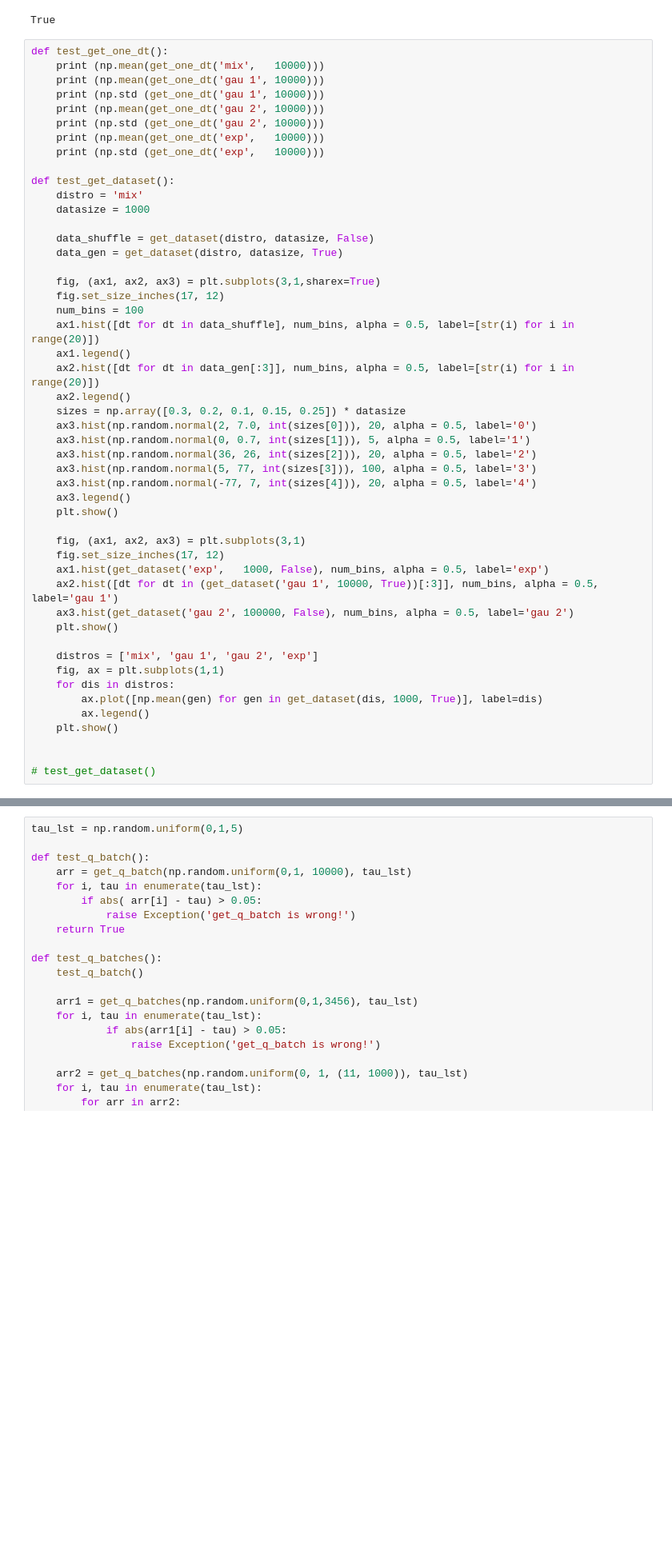
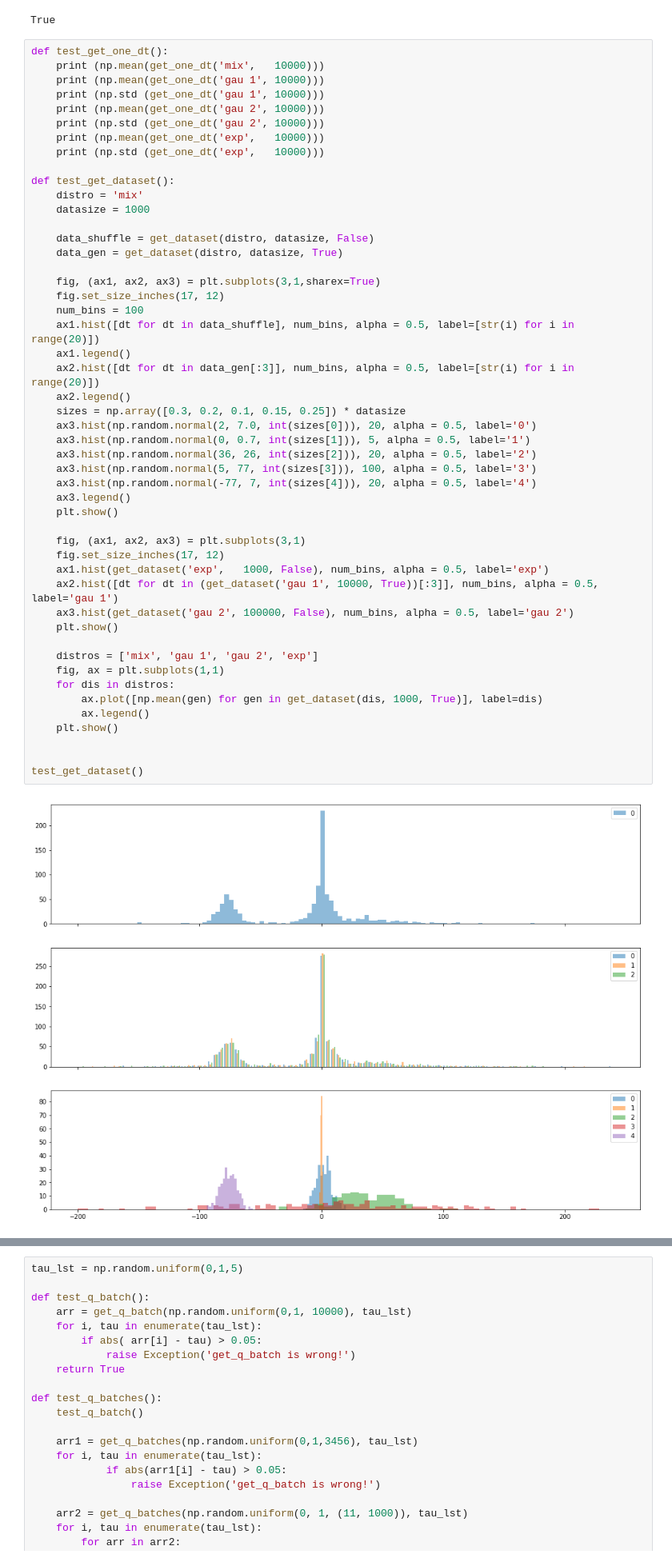
Before and after one commit to chengsoonong/eheye, a Jupyter notebook: QuantEst/sgd_est_experiment/Experiment_test.ipynb, the cells around one changed output, grey strips where cells are left out. Shown: that part at 80% size. Saved outputs shown, nothing was run; the diff lists cells and outputs as text; blank space fills up the shorter version.

```diff
--- a/QuantEst/sgd_est_experiment/Experiment_test.ipynb
+++ b/QuantEst/sgd_est_experiment/Experiment_test.ipynb
@@ -59,31 +59,33 @@ def test_get_dataset():
     fig.set_size_inches(17, 12)
     num_bins = 100
     ax1.hist([dt for dt in data_shuffle], num_bins, alpha = 0.5, label=[str(i) for i in range(20)])
     ax1.legend()
     ax2.hist([dt for dt in data_gen[:3]], num_bins, alpha = 0.5, label=[str(i) for i in range(20)])
     ax2.legend()
     sizes = np.array([0.3, 0.2, 0.1, 0.15, 0.25]) * datasize
     ax3.hist(np.random.normal(2, 7.0, int(sizes[0])), 20, alpha = 0.5, label='0')
     ax3.hist(np.random.normal(0, 0.7, int(sizes[1])), 5, alpha = 0.5, label='1')
     ax3.hist(np.random.normal(36, 26, int(sizes[2])), 20, alpha = 0.5, label='2')
     ax3.hist(np.random.normal(5, 77, int(sizes[3])), 100, alpha = 0.5, label='3')
     ax3.hist(np.random.normal(-77, 7, int(sizes[4])), 20, alpha = 0.5, label='4')
     ax3.legend()
     plt.show()
 
     fig, (ax1, ax2, ax3) = plt.subplots(3,1)
     fig.set_size_inches(17, 12)
     ax1.hist(get_dataset('exp',   1000, False), num_bins, alpha = 0.5, label='exp')
     ax2.hist([dt for dt in (get_dataset('gau 1', 10000, True))[:3]], num_bins, alpha = 0.5, label='gau 1')
     ax3.hist(get_dataset('gau 2', 100000, False), num_bins, alpha = 0.5, label='gau 2')
     plt.show()
 
     distros = ['mix', 'gau 1', 'gau 2', 'exp']
     fig, ax = plt.subplots(1,1)
     for dis in distros:
         ax.plot([np.mean(gen) for gen in get_dataset(dis, 1000, True)], label=dis)
         ax.legend()
     plt.show()
 
 
-# test_get_dataset()
+test_get_dataset()
+# %% [output]
+[figure, added]
```
Also changed, not shown: parts of 1 cell of this notebook, 2 other files.
